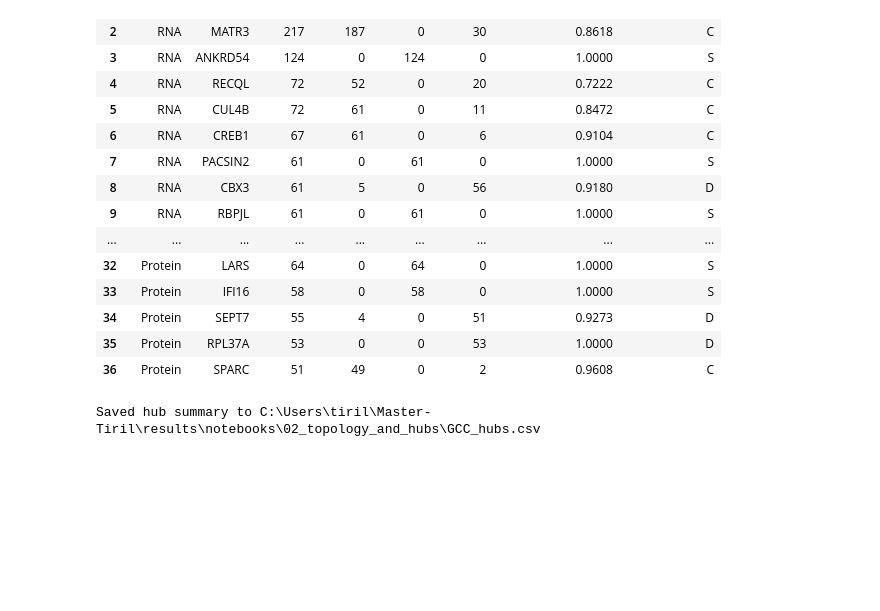
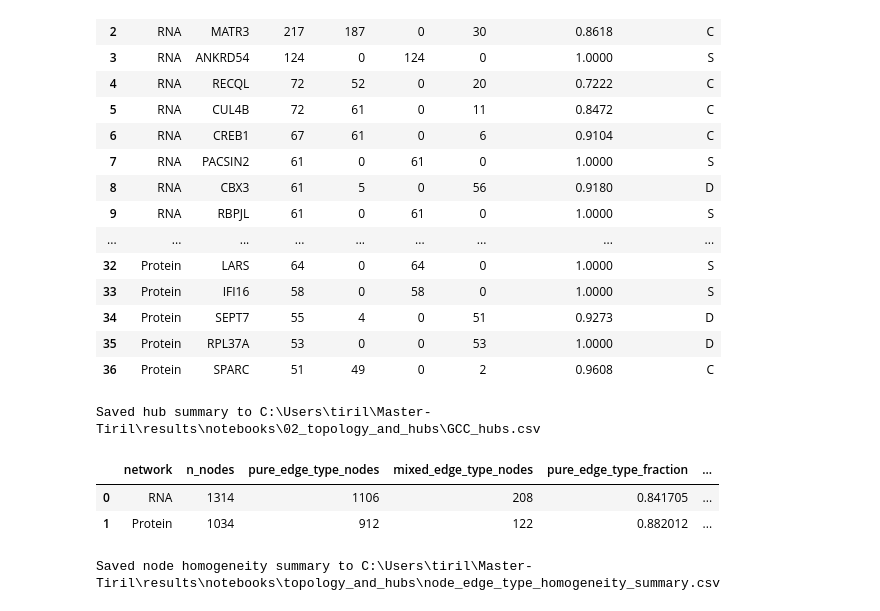
Before and after one commit to Tirilbe/Master-Tiril, a Jupyter notebook: Pipeline/4_Network_Analysis/topology_and_hubs.ipynb, the cells around one changed output. Drawn from its saved outputs; the diff is of its cells as text; code cells hidden in the pictures; blank space fills up the shorter version.

Commit message:
changes in network analysis

```diff
--- a/Pipeline/4_Network_Analysis/topology_and_hubs.ipynb
+++ b/Pipeline/4_Network_Analysis/topology_and_hubs.ipynb
@@ -223,3 +208,49 @@ print(f'Saved hub summary to {ctx.output_path(HUB_OUTPUT_FILE)}')
 | 35 | Protein | RPL37A | 53 | 0 | 0 | 53 | 1.0000 | D |
 | 36 | Protein | SPARC | 51 | 49 | 0 | 2 | 0.9608 | C |
 Saved hub summary to C:\Users\tiril\Master-Tiril\results\notebooks\02_topology_and_hubs\GCC_hubs.csv
+# %%
+NODE_HOMOGENEITY_OUTPUT_FILE = 'node_edge_type_homogeneity_summary.csv'
+
+def build_node_homogeneity_summary(gcc_df, modality):
+    edge_df = gcc_df.copy()
+    edge_df['source'] = edge_df['source'].astype(str).str.strip()
+    edge_df['target'] = edge_df['target'].astype(str).str.strip()
+    edge_df['type'] = edge_df['type'].astype(str).str.strip().str.upper()
+
+    node_to_types = {}
+    for row in edge_df[['source', 'target', 'type']].itertuples(index=False):
+        source, target, edge_type = row
+        if not edge_type or edge_type == 'NAN':
+            continue
+        node_to_types.setdefault(source, set()).add(edge_type)
+        node_to_types.setdefault(target, set()).add(edge_type)
+
+    total_nodes = len(node_to_types)
+    pure_nodes = sum(1 for edge_types in node_to_types.values() if len(edge_types) == 1)
+    mixed_nodes = sum(1 for edge_types in node_to_types.values() if len(edge_types) > 1)
+
+    return {
+        'network': modality,
+        'n_nodes': total_nodes,
+        'pure_edge_type_nodes': pure_nodes,
+        'mixed_edge_type_nodes': mixed_nodes,
+        'pure_edge_type_fraction': pure_nodes / total_nodes if total_nodes else 0.0,
+        'mixed_edge_type_fraction': mixed_nodes / total_nodes if total_nodes else 0.0,
+    }
+
+node_homogeneity_df = pd.DataFrame(
+    [
+        build_node_homogeneity_summary(gcc_rna, 'RNA'),
+        build_node_homogeneity_summary(gcc_prot, 'Protein'),
+    ]
+)
+
+node_homogeneity_path = ctx.output_path(NODE_HOMOGENEITY_OUTPUT_FILE)
+node_homogeneity_df.to_csv(node_homogeneity_path, index=False, lineterminator='\n')
+display(node_homogeneity_df)
+print(f'Saved node homogeneity summary to {node_homogeneity_path}')
+# %% [output]
+|  | network | n_nodes | pure_edge_type_nodes | mixed_edge_type_nodes | pure_edge_type_fraction | ... |
+| 0 | RNA | 1314 | 1106 | 208 | 0.841705 | ... |
+| 1 | Protein | 1034 | 912 | 122 | 0.882012 | ... |
+Saved node homogeneity summary to C:\Users\tiril\Master-Tiril\results\notebooks\topology_and_hubs\node_edge_type_homogeneity_summary.csv
```
Also changed, not shown: parts of 3 cells of this notebook, 1 other file.
